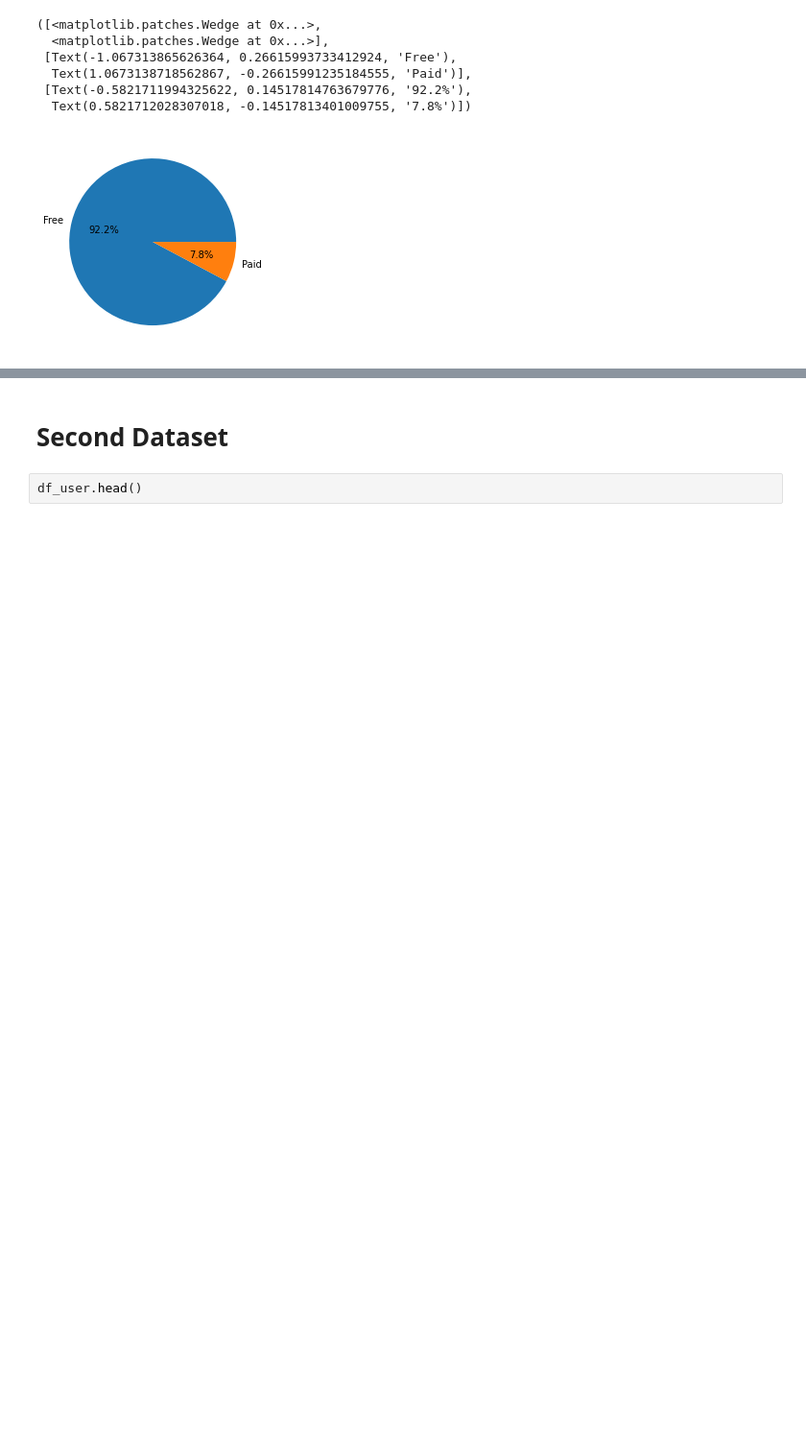
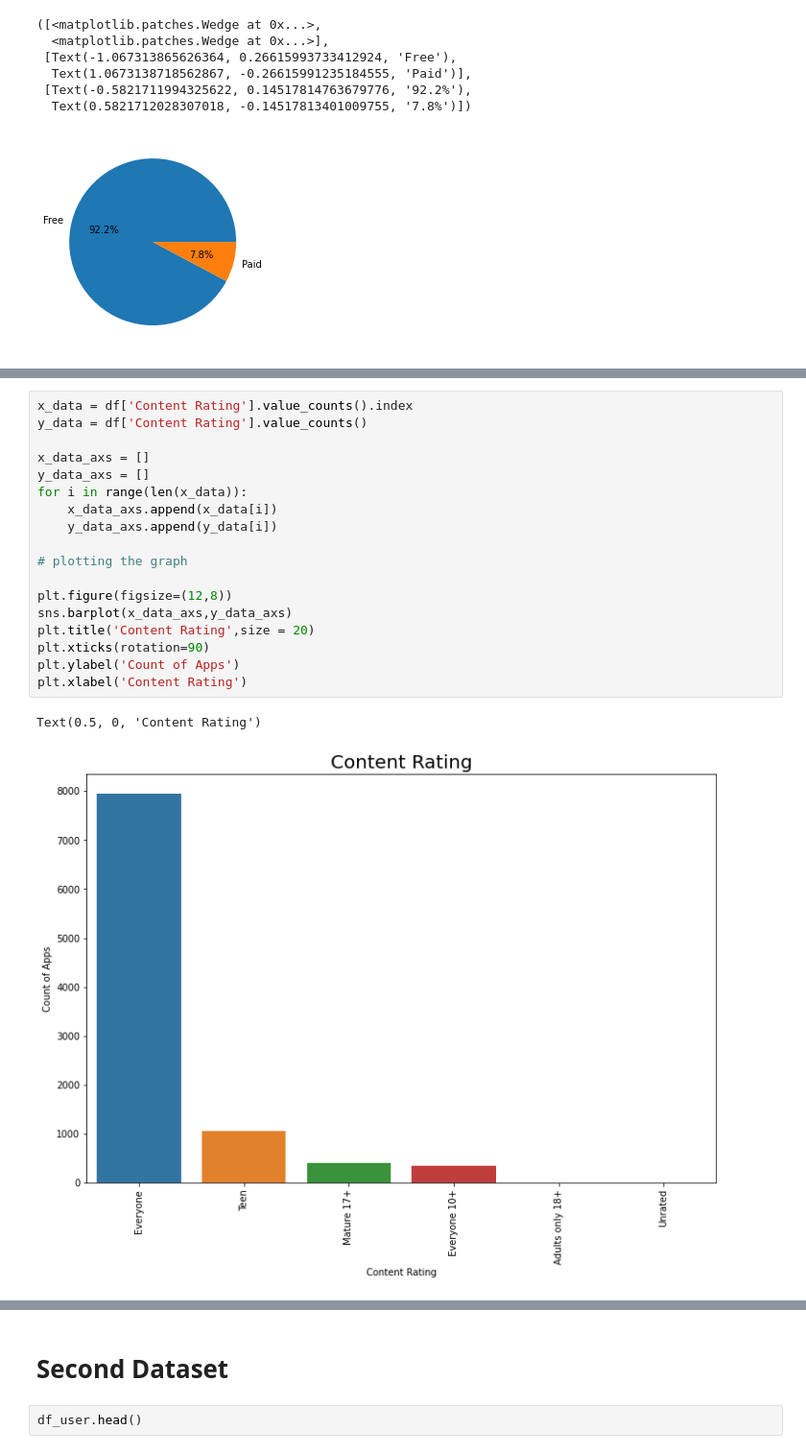
Before and after one commit to meetdelvadiya/Play-Store-App-Review-Analysis, a Jupyter notebook: Play_Store_App_Review_Analysis_Meet_Delvadiya.ipynb, the cells around one changed output, grey strips where cells are left out. Shown: that part at 96% size. Cells and saved outputs as stored; diff of their text form; blank space fills up the shorter version.

```diff
--- a/Play_Store_App_Review_Analysis_Meet_Delvadiya.ipynb
+++ b/Play_Store_App_Review_Analysis_Meet_Delvadiya.ipynb
@@ -428,0 +450,21 @@ plt.xticks(rotation=90);
+# %%
+x_data = df['Content Rating'].value_counts().index
+y_data = df['Content Rating'].value_counts()
+
+x_data_axs = []
+y_data_axs = []
+for i in range(len(x_data)):
+    x_data_axs.append(x_data[i])
+    y_data_axs.append(y_data[i])
+
+# plotting the graph
+
+plt.figure(figsize=(12,8))
+sns.barplot(x_data_axs,y_data_axs)
+plt.title('Content Rating',size = 20)
+plt.xticks(rotation=90)
+plt.ylabel('Count of Apps')
+plt.xlabel('Content Rating')
+# %% [output]
+Text(0.5, 0, 'Content Rating')
+[figure, added]
```
Also changed, not shown: parts of 10 cells of this notebook.
